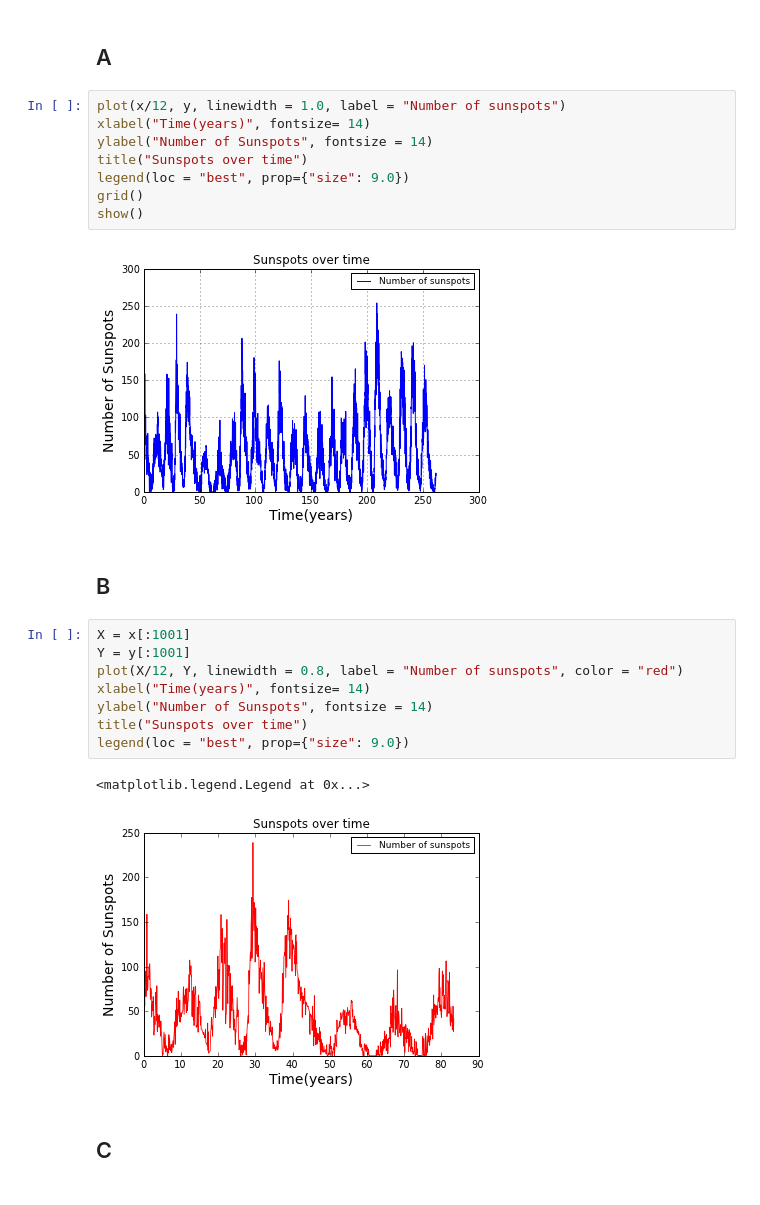
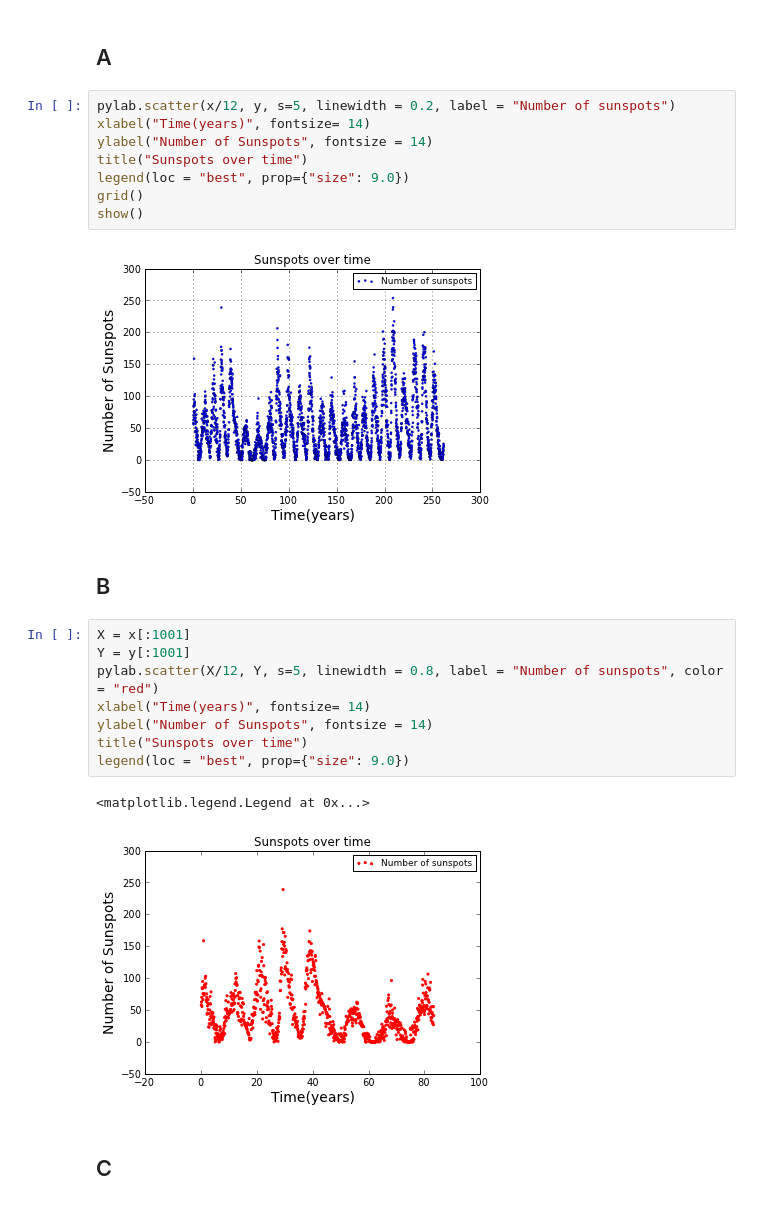
Before and after one commit to ewjohnst/PHYS202-S13, a Jupyter notebook: Week3/GraphicsEx2.ipynb, the cells around one changed output. Drawn from its saved outputs; the diff is of its cells as text.

Commit message:
going over graphs and touching up

```diff
--- a/Week3/GraphicsEx2.ipynb
+++ b/Week3/GraphicsEx2.ipynb
@@ -83,29 +83,29 @@ y = data[:,1]
 A
 -
 # %%
-plot(x/12, y, linewidth = 1.0, label = "Number of sunspots")
+pylab.scatter(x/12, y, s=5, linewidth = 0.2, label = "Number of sunspots")
 xlabel("Time(years)", fontsize= 14)
 ylabel("Number of Sunspots", fontsize = 14)
 title("Sunspots over time")
 legend(loc = "best", prop={"size": 9.0})
 grid()
 show()
 # %% [output]
-[figure, old version]
+[figure, new version]
 # %% [markdown]
 B
 -
 # %%
 X = x[:1001]
 Y = y[:1001]
-plot(X/12, Y, linewidth = 0.8, label = "Number of sunspots", color = "red")
+pylab.scatter(X/12, Y, s=5, linewidth = 0.8, label = "Number of sunspots", color = "red")
 xlabel("Time(years)", fontsize= 14)
 ylabel("Number of Sunspots", fontsize = 14)
 title("Sunspots over time")
 legend(loc = "best", prop={"size": 9.0})
 # %% [output]
 <matplotlib.legend.Legend at 0x...>
-[figure, old version]
+[figure, new version]
 # %% [markdown]
 C
 -
```
Also changed, not shown: parts of 2 cells of this notebook, 1 other file.
